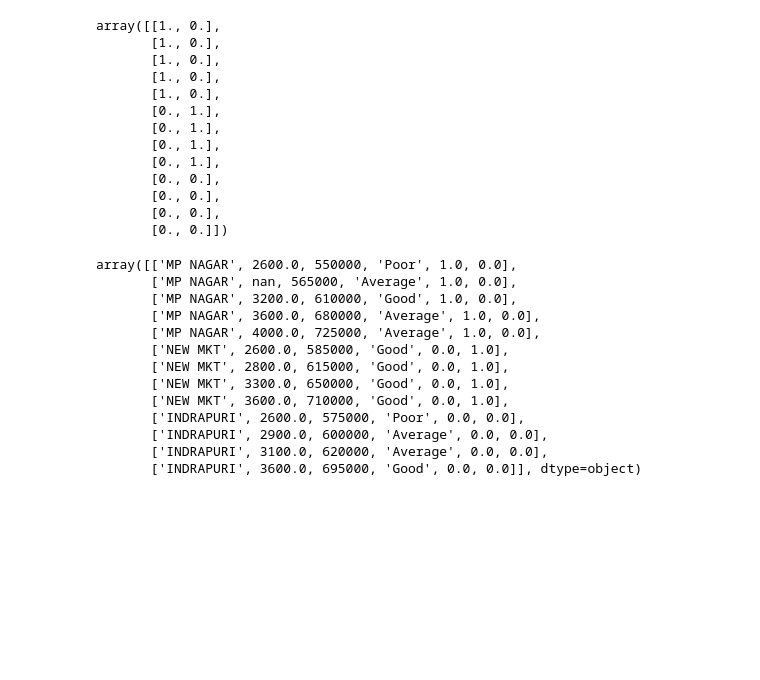
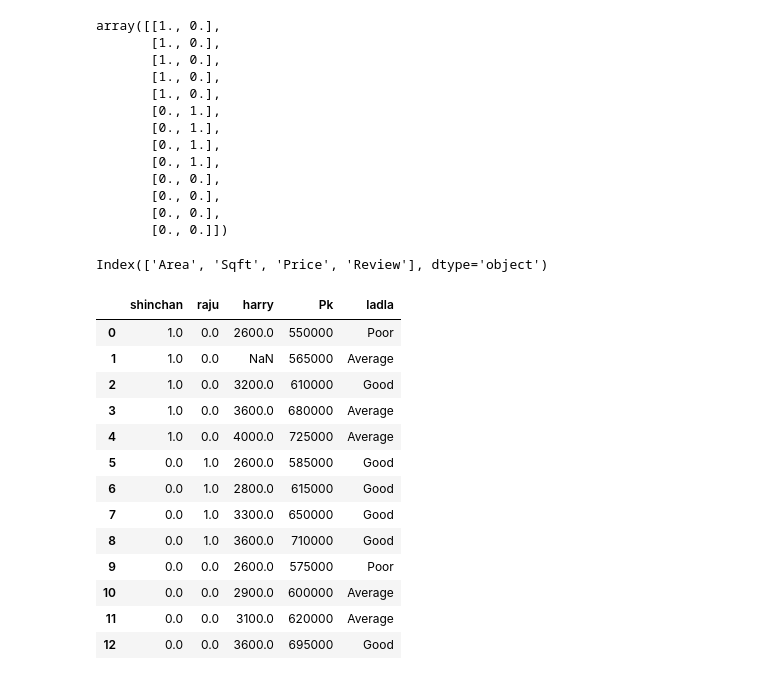
Before and after one commit to Yashshakya1/Data_Science_macbook, a Jupyter notebook: chocing programe/one_hot_encoding.ipynb, the cells around one changed output. Drawn from its saved outputs; the diff is of its cells as text; code cells hidden in the pictures; blank space fills up the shorter version.

```diff
--- a/chocing programe/one_hot_encoding.ipynb
+++ b/chocing programe/one_hot_encoding.ipynb
@@ -131,19 +131,24 @@ array([[1., 0.],
        [0., 0.],
        [0., 0.],
        [0., 0.]])
+# %%
+ds.columns
+# %% [output]
+Index(['Area', 'Sqft', 'Price', 'Review'], dtype='object')
 # %%
-np.hstack([ds,result])
+pd.DataFrame(np.hstack((result,ds[['Sqft','Price','Review']])),columns=['shinchan','raju','harry','Pk','ladla'])
 # %% [output]
-array([['MP NAGAR', 2600.0, 550000, 'Poor', 1.0, 0.0],
-       ['MP NAGAR', nan, 565000, 'Average', 1.0, 0.0],
-       ['MP NAGAR', 3200.0, 610000, 'Good', 1.0, 0.0],
-       ['MP NAGAR', 3600.0, 680000, 'Average', 1.0, 0.0],
-       ['MP NAGAR', 4000.0, 725000, 'Average', 1.0, 0.0],
-       ['NEW MKT', 2600.0, 585000, 'Good', 0.0, 1.0],
-       ['NEW MKT', 2800.0, 615000, 'Good', 0.0, 1.0],
-       ['NEW MKT', 3300.0, 650000, 'Good', 0.0, 1.0],
-       ['NEW MKT', 3600.0, 710000, 'Good', 0.0, 1.0],
-       ['INDRAPURI', 2600.0, 575000, 'Poor', 0.0, 0.0],
-       ['INDRAPURI', 2900.0, 600000, 'Average', 0.0, 0.0],
-       ['INDRAPURI', 3100.0, 620000, 'Average', 0.0, 0.0],
-       ['INDRAPURI', 3600.0, 695000, 'Good', 0.0, 0.0]], dtype=object)
+|  | shinchan | raju | harry | Pk | ladla |
+| 0 | 1.0 | 0.0 | 2600.0 | 550000 | Poor |
+| 1 | 1.0 | 0.0 | NaN | 565000 | Average |
+| 2 | 1.0 | 0.0 | 3200.0 | 610000 | Good |
+| 3 | 1.0 | 0.0 | 3600.0 | 680000 | Average |
+| 4 | 1.0 | 0.0 | 4000.0 | 725000 | Average |
+| 5 | 0.0 | 1.0 | 2600.0 | 585000 | Good |
+| 6 | 0.0 | 1.0 | 2800.0 | 615000 | Good |
+| 7 | 0.0 | 1.0 | 3300.0 | 650000 | Good |
+| 8 | 0.0 | 1.0 | 3600.0 | 710000 | Good |
+| 9 | 0.0 | 0.0 | 2600.0 | 575000 | Poor |
+| 10 | 0.0 | 0.0 | 2900.0 | 600000 | Average |
+| 11 | 0.0 | 0.0 | 3100.0 | 620000 | Average |
+| 12 | 0.0 | 0.0 | 3600.0 | 695000 | Good |
```
Also changed, not shown: parts of 15 cells of this notebook, 5 other files.
